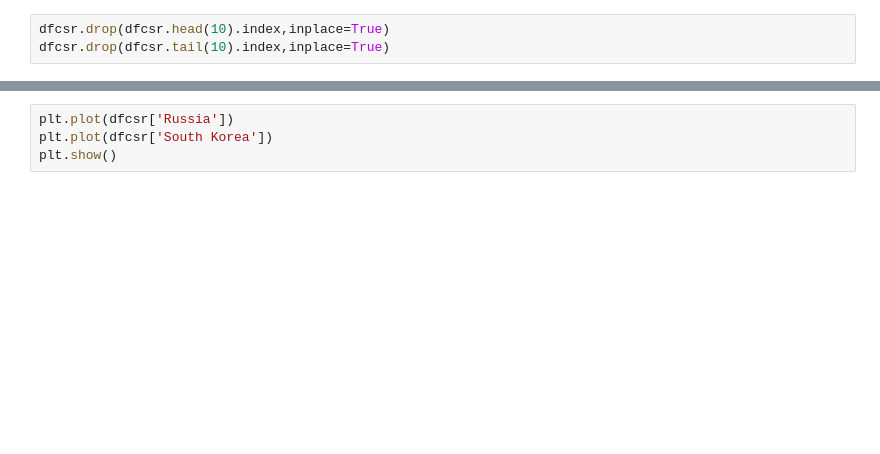
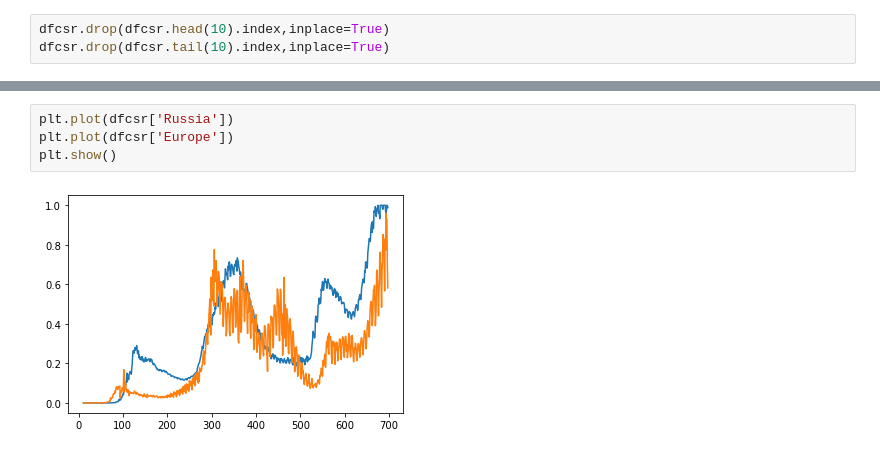
Before and after one commit to ZelshaR/Project, a Jupyter notebook: NoteBooks/Predict.ipynb, the cells around one changed output, grey strips where cells are left out. Saved outputs shown, nothing was run; the diff lists cells and outputs as text; blank space fills up the shorter version.

```diff
--- a/NoteBooks/Predict.ipynb
+++ b/NoteBooks/Predict.ipynb
@@ -140,4 +206,6 @@ for i in range(5):
 # %%
 plt.plot(dfcsr['Russia'])
-plt.plot(dfcsr['South Korea'])
+plt.plot(dfcsr['Europe'])
 plt.show()
+# %% [output]
+[figure, added]
```
Also changed, not shown: parts of 16 cells of this notebook.
